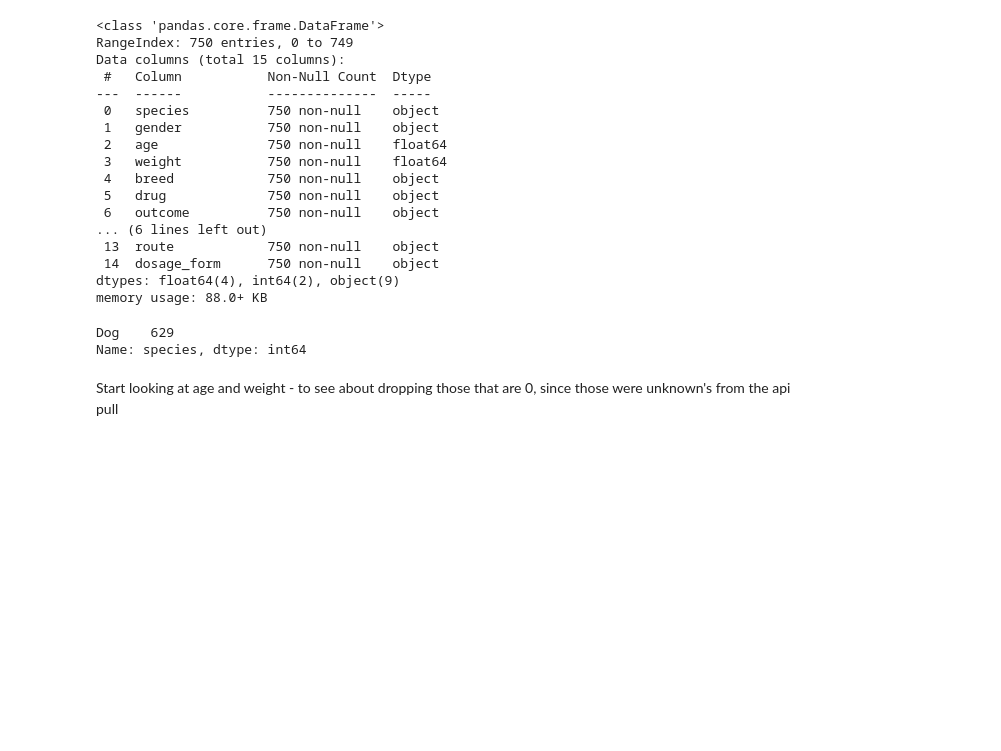
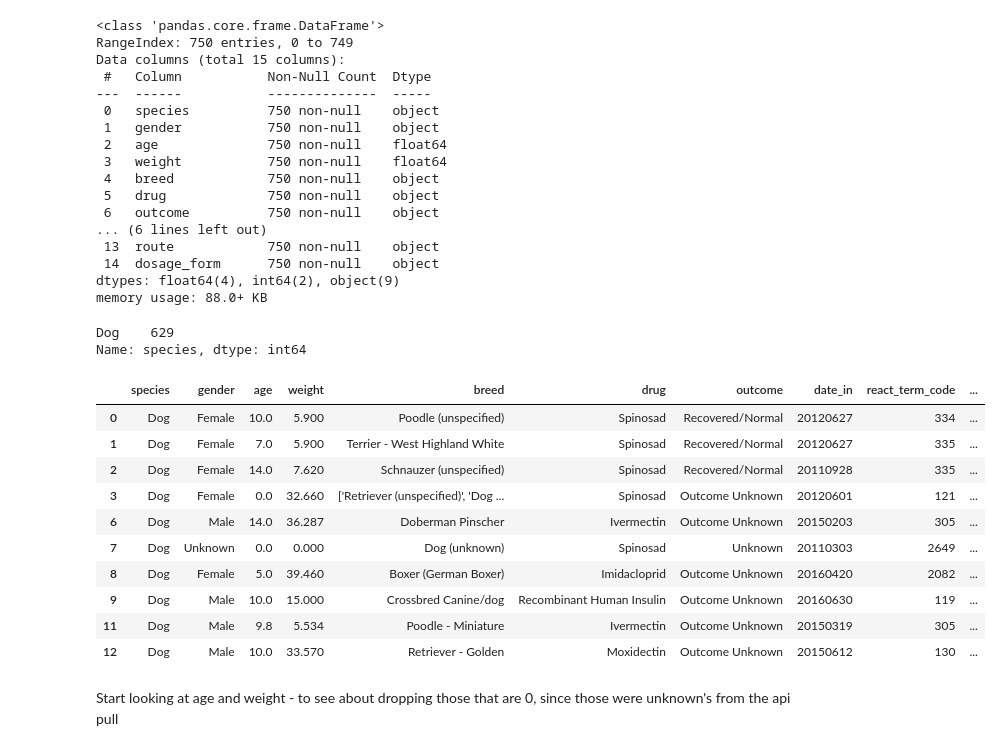
Before and after one commit to cmh1135/ETL, a Jupyter notebook: ETL_first.ipynb, the cells around one changed output. Drawn from its saved outputs; the diff is of its cells as text; code cells hidden in the pictures; blank space fills up the shorter version.

```diff
--- a/ETL_first.ipynb
+++ b/ETL_first.ipynb
@@ -265,6 +250,20 @@ dog_df['species'].value_counts()
 # %% [output]
 Dog    629
 Name: species, dtype: int64
+# %%
+dog_df.head(10)
+# %% [output]
+|  | species | gender | age | weight | breed | drug | outcome | date_in | react_term_code | ... |
+| 0 | Dog | Female | 10.0 | 5.900 | Poodle (unspecified) | Spinosad | Recovered/Normal | 20120627 | 334 | ... |
+| 1 | Dog | Female | 7.0 | 5.900 | Terrier - West Highland White | Spinosad | Recovered/Normal | 20120627 | 335 | ... |
+| 2 | Dog | Female | 14.0 | 7.620 | Schnauzer (unspecified) | Spinosad | Recovered/Normal | 20110928 | 335 | ... |
+| 3 | Dog | Female | 0.0 | 32.660 | ['Retriever (unspecified)', 'Dog ... | Spinosad | Outcome Unknown | 20120601 | 121 | ... |
+| 6 | Dog | Male | 14.0 | 36.287 | Doberman Pinscher | Ivermectin | Outcome Unknown | 20150203 | 305 | ... |
+| 7 | Dog | Unknown | 0.0 | 0.000 | Dog (unknown) | Spinosad | Unknown | 20110303 | 2649 | ... |
+| 8 | Dog | Female | 5.0 | 39.460 | Boxer (German Boxer) | Imidacloprid | Outcome Unknown | 20160420 | 2082 | ... |
+| 9 | Dog | Male | 10.0 | 15.000 | Crossbred Canine/dog | Recombinant Human Insulin | Outcome Unknown | 20160630 | 119 | ... |
+| 11 | Dog | Male | 9.8 | 5.534 | Poodle - Miniature | Ivermectin | Outcome Unknown | 20150319 | 305 | ... |
+| 12 | Dog | Male | 10.0 | 33.570 | Retriever - Golden | Moxidectin | Outcome Unknown | 20150612 | 130 | ... |
 # %% [markdown]
 Start looking at age and weight - to see about dropping those that are 0, since those were unknown's from the api pull
 # %%
```
Also changed, not shown: parts of 25 cells of this notebook, 1 other file.
